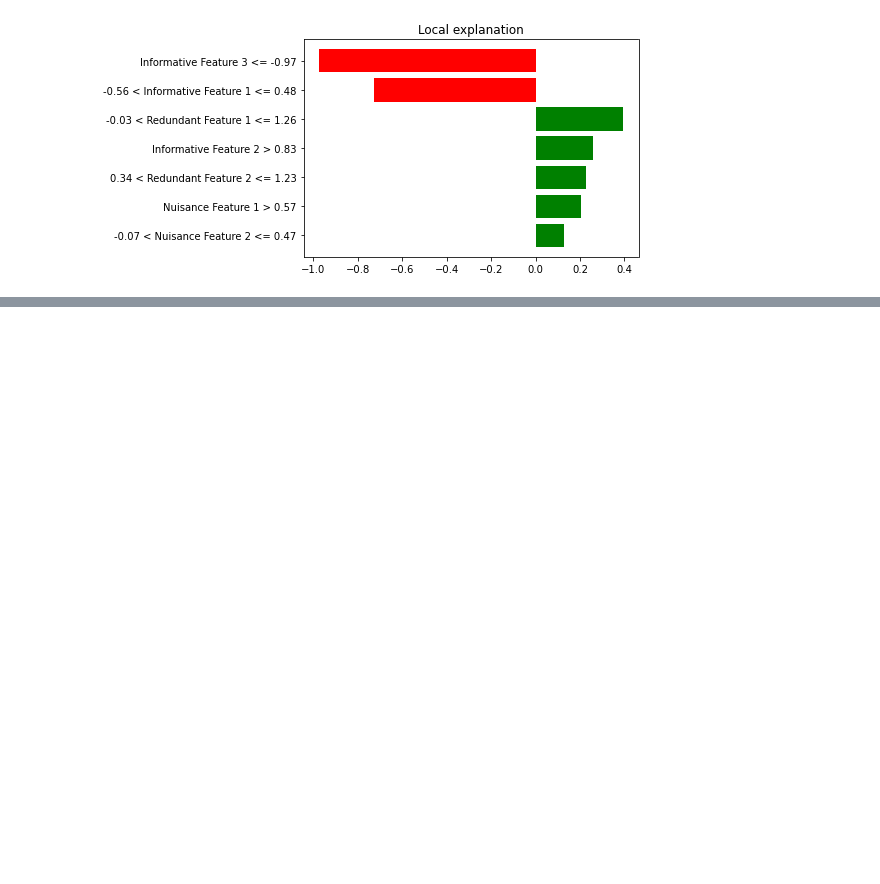
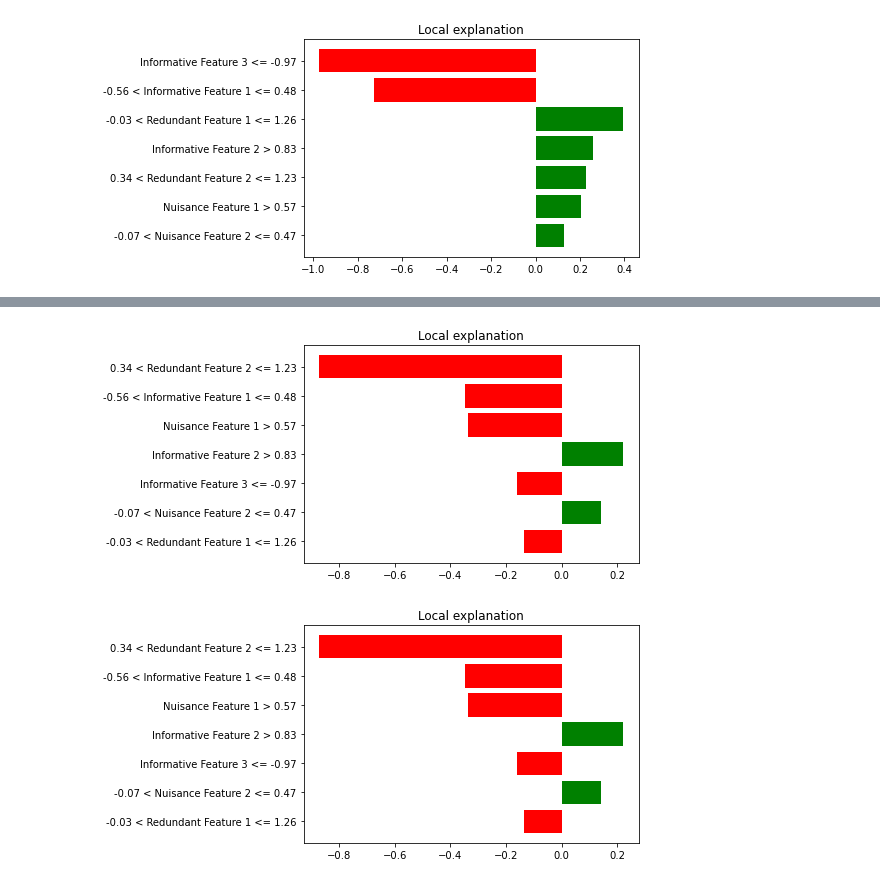
Before and after one commit to arjunnyu/vismlproject, a Jupyter notebook: data_generation/explanation_through_lime.ipynb, the cells around one changed output, grey strips where cells are left out. Saved outputs shown, nothing was run; the diff lists cells and outputs as text; code cells hidden in the pictures; blank space fills up the shorter version.

```diff
--- a/data_generation/explanation_through_lime.ipynb
+++ b/data_generation/explanation_through_lime.ipynb
@@ -139,0 +172,6 @@ example_explanation_nnr.as_pyplot_figure()
+# %%
+# NEURAL NETWORK REGRESSOR
+example_explanation_nnr.as_pyplot_figure()
+# %% [output]
+[figure, added]
+[figure, added]
```
Also changed, not shown: parts of 8 cells of this notebook, 4 other files.
